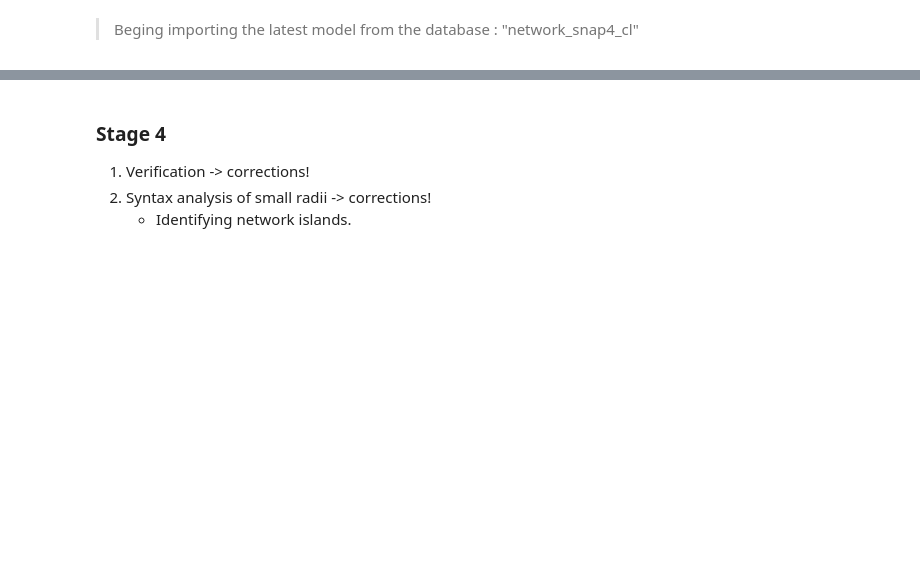
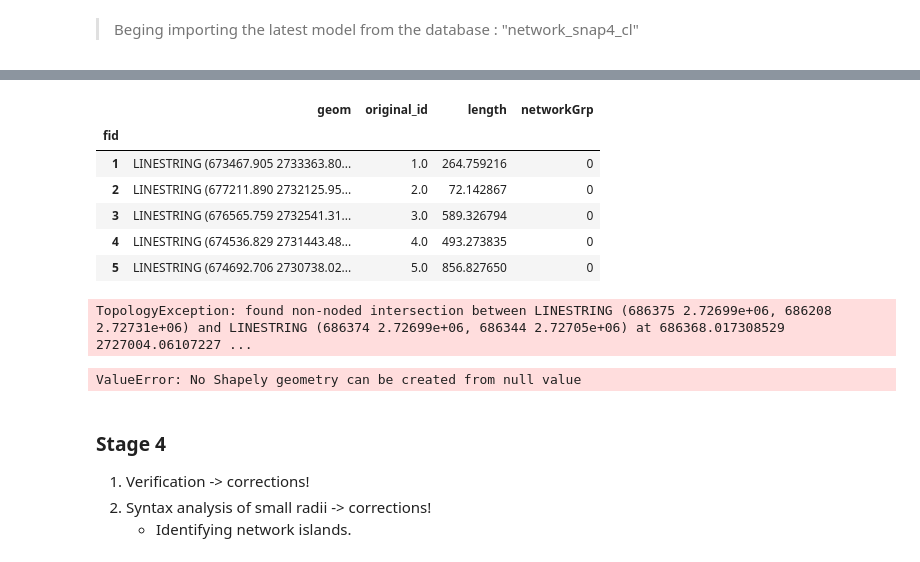
Before and after one commit to gregmaya/Riyadh_modeling, a Jupyter notebook: 1_Geometry_Manipulation.ipynb, the cells around one changed output, grey strips where cells are left out. Drawn from its saved outputs; the diff is of its cells as text; code cells hidden in the pictures; blank space fills up the shorter version.

Commit message:
progress on stage 2. islands test 1 done. simplifying probs

```diff
--- a/1_Geometry_Manipulation.ipynb
+++ b/1_Geometry_Manipulation.ipynb
@@ -452,0 +499,26 @@ Several sets of snapping where required. But the principle was to always try fir
+# %%
+#importing the Network SNAPPED 4 for cleaning
+sql_snap = "SELECT * FROM riyadh.net_4_islands;"
+
+#note: no CRS given because the data is already projcted in the correct CRS (20438)
+net_4_islands = gpd.read_postgis(sql_snap, engine, geom_col='geom', crs=None, index_col='fid')
+
+#creating a spatial index
+net_4_islands.sindex
+
+net_4_islands.head()
+# %% [output]
+|  | geom | original_id | length | networkGrp |
+| fid |  |  |  |  |
+| 1 | LINESTRING (673467.905 2733363.80... | 1.0 | 264.759216 | 0 |
+| 2 | LINESTRING (677211.890 2732125.95... | 2.0 | 72.142867 | 0 |
+| 3 | LINESTRING (676565.759 2732541.31... | 3.0 | 589.326794 | 0 |
+| 4 | LINESTRING (674536.829 2731443.48... | 4.0 | 493.273835 | 0 |
+| 5 | LINESTRING (674692.706 2730738.02... | 5.0 | 856.827650 | 0 |
+# %%
+#this is only possible if there's no disconected islands
+net_4_islands_union = net_4_islands["geom"].unary_union
+net_4_islands_union
+# %% [output]
+TopologyException: found non-noded intersection between LINESTRING (686375 2.72699e+06, 686208 2.72731e+06) and LINESTRING (686374 2.72699e+06, 686344 2.72705e+06) at 686368.017308529 2727004.06107227 ...
+ValueError: No Shapely geometry can be created from null value
```
Also changed, not shown: parts of 16 cells of this notebook, 7 other files.
